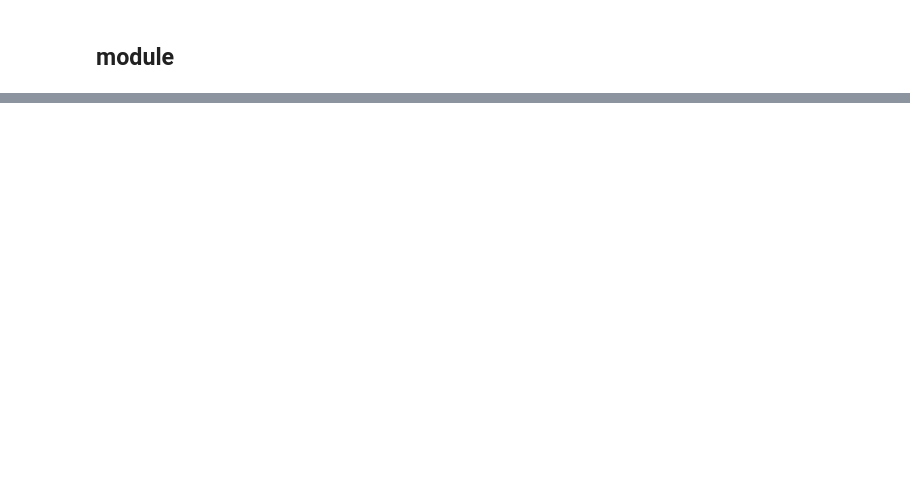
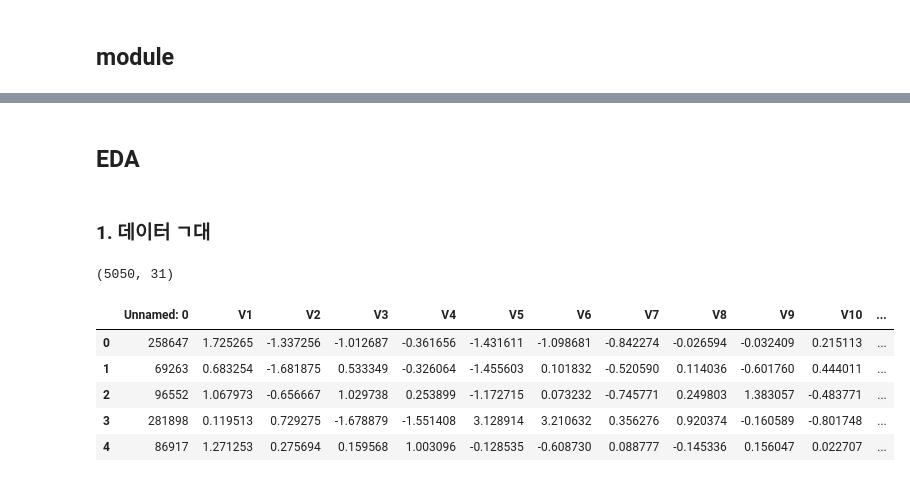
Before and after one commit to ttobaegi/AnomalyDetection, a Jupyter notebook: FraudDetection/1_FraudDetection&ImbalancedClassification.ipynb, the cells around one changed output, grey strips where cells are left out. Saved outputs shown, nothing was run; the diff lists cells and outputs as text; code cells hidden in the pictures; blank space fills up the shorter version.

```diff
--- a/FraudDetection/1_FraudDetection&ImbalancedClassification.ipynb
+++ b/FraudDetection/1_FraudDetection&ImbalancedClassification.ipynb
@@ -56,0 +74,2 @@ ModuleNotFoundError: No module named 'imblearn'
+# %%
+data=Path.cwd() / 'data'
@@ -56,0 +104,17 @@ ModuleNotFoundError: No module named 'imblearn'
+# %% [markdown]
+## EDA
+# %% [markdown]
+### 1. 데이터 ㄱ대
+# %%
+df.shape
+# %% [output]
+(5050, 31)
+# %%
+df.head()
+# %% [output]
+|  | Unnamed: 0 | V1 | V2 | V3 | V4 | V5 | V6 | V7 | V8 | V9 | V10 | ... |
+| 0 | 258647 | 1.725265 | -1.337256 | -1.012687 | -0.361656 | -1.431611 | -1.098681 | -0.842274 | -0.026594 | -0.032409 | 0.215113 | ... |
+| 1 | 69263 | 0.683254 | -1.681875 | 0.533349 | -0.326064 | -1.455603 | 0.101832 | -0.520590 | 0.114036 | -0.601760 | 0.444011 | ... |
+| 2 | 96552 | 1.067973 | -0.656667 | 1.029738 | 0.253899 | -1.172715 | 0.073232 | -0.745771 | 0.249803 | 1.383057 | -0.483771 | ... |
+| 3 | 281898 | 0.119513 | 0.729275 | -1.678879 | -1.551408 | 3.128914 | 3.210632 | 0.356276 | 0.920374 | -0.160589 | -0.801748 | ... |
+| 4 | 86917 | 1.271253 | 0.275694 | 0.159568 | 1.003096 | -0.128535 | -0.608730 | 0.088777 | -0.145336 | 0.156047 | 0.022707 | ... |
```
Also changed, not shown: parts of 15 cells of this notebook.
